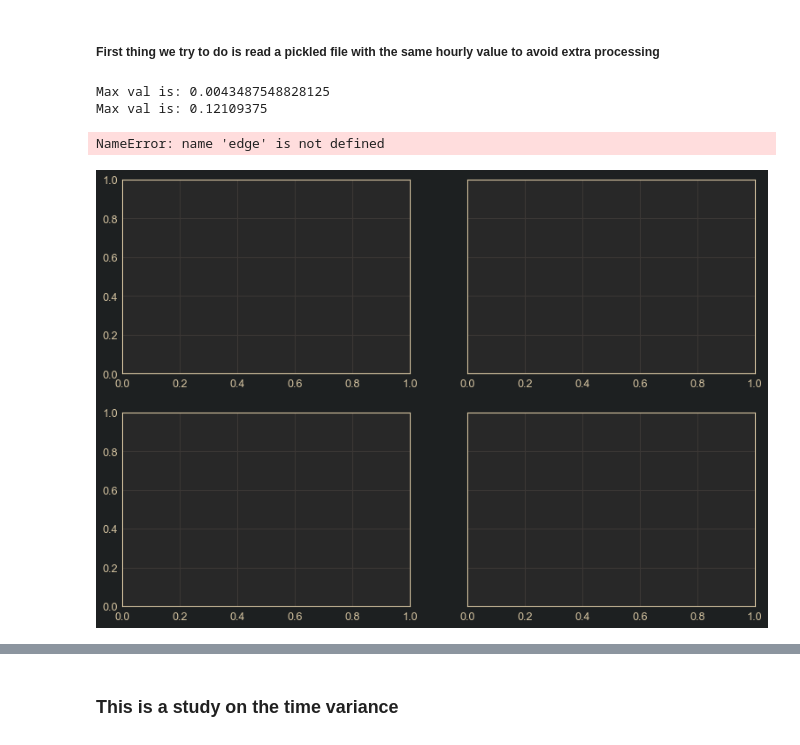
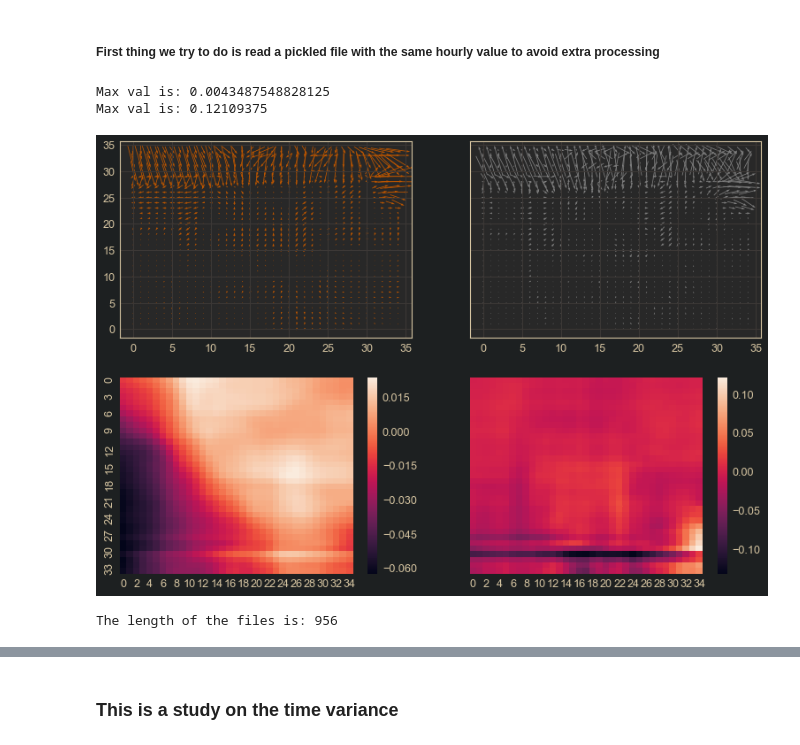
Before and after one commit to trdougherty/Quant_Mo, a Jupyter notebook: quomo_notebook.ipynb, the cells around one changed output, grey strips where cells are left out. Cells and saved outputs as stored; diff of their text form; code cells hidden in the pictures.

```diff
--- a/quomo_notebook.ipynb
+++ b/quomo_notebook.ipynb
@@ -190,28 +188,9 @@ plt.show()
-# %%
-def reshapeHelp(arr):
-    # This function converts the array into an added dimension to support concatenation later
-    assert type(arr).__module__ == np.__name__
-    lis = list(arr.shape)
-    lis.insert(0, 1)
-    return np.reshape(arr, tuple(lis)).astype('float16')
-
-def process(file):
-    try:
-        numObj = np.load(data+'/'+file)
-        [date, arr] = numObj
-        A = unumpy.matrix(arr.flatten())
-        A_nom = np.ravel(A.nominal_values)
-        outArr = np.reshape(A_nom, arr.shape)
-        return [date, outArr]
-    except EOFError:
-        return None
 # %% [markdown]
 ##### Now we're going to think for a bit about how the data evolves over time
 # %%
 motion_files = [f for f in os.listdir(data) if os.path.isfile(os.path.join(data, f))]
 # %%
 # This builds a file for each hour of the day for post analysis
-
 HOURS = 24
 my_min = my_max = 0;
 max_hour = min_hour = 0;
@@ -231,7 +210,7 @@ for HOUR in range(HOURS):
     else:
         tempArr = np.array([], dtype='float16')
         for i in tqdm(filtered):
-            temp = process(i)
+            temp = sp.process(i)
             if temp is not None:
                 [temp_date, arr] = temp
                 if tempArr.size == 0:
@@ -296,27 +275,26 @@ except IOError as e:
 # %%
 fig, axe = plt.subplots(2, 2, sharey='row')
 
 MM_b = M - M_b; MM_a = M - M_a;
 MM_bb = MM_b / my_max
 MM_aa = MM_a / my_max
 print("Max val is: {}".format(np.max(MM_b)))
 print("Max val is: {}".format(np.max(MM_bb)))
 
 e1 = 0.2; e2 = 0.74;
-Mo = edge(M, (e1,e2)); MM_bb = edge(MM_bb, (e1,e2)); MM_aa = edge(MM_aa, (e1,e2));
+Mo = sp.edge(M, (e1,e2)); MM_bb = sp.edge(MM_bb, (e1,e2)); MM_aa = sp.edge(MM_aa, (e1,e2));
 Gx, Gy, Gz = np.gradient(Mo); GG = Gx+Gy
 axe[0][0].quiver(Mo[...,0],Mo[...,1], color='#bf5700', pivot='mid')
 axe[0][1].quiver(GG[...,0],GG[...,1], color='grey', pivot='mid')
 # Going to make this the difference between the last hour and this hour
 sns.heatmap(np.sum(MM_bb,axis=2), color=color2, ax=axe[1, 0])
 sns.heatmap(np.sum(MM_aa,axis=2), color=color2, ax=axe[1, 1])
 axe[1][1].invert_yaxis()
 axe[1][0].invert_yaxis()
 # %% [output]
 Max val is: 0.0043487548828125
 Max val is: 0.12109375
-NameError: name 'edge' is not defined
-[figure, old version]
+[figure, new version]
 # %%
 ## This is where I can study the light patterns on the time period
 # %%
@@ -334,5 +312,7 @@ light = pd.DataFrame({'filename': fl_files,'date': tee})
 light['date'] = pd.to_datetime(light['date'], format='%Y-%m-%d.%H:%M:%S')
 light['hour'] = pd.DatetimeIndex(light['date']).hour
 light['intensity'] = l_vals
+# %% [output]
+The length of the files is: 956
 # %%
 sns.lineplot(x='hour',y='intensity',data=light)
```
Also changed, not shown: parts of 2 cells of this notebook, 15 other files.
